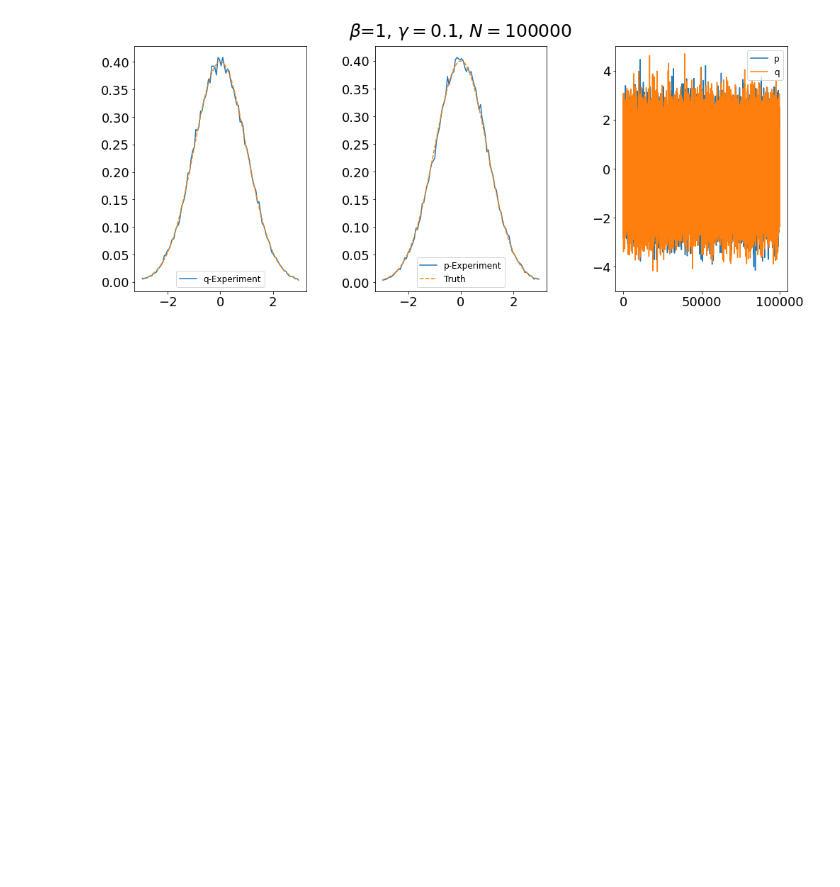
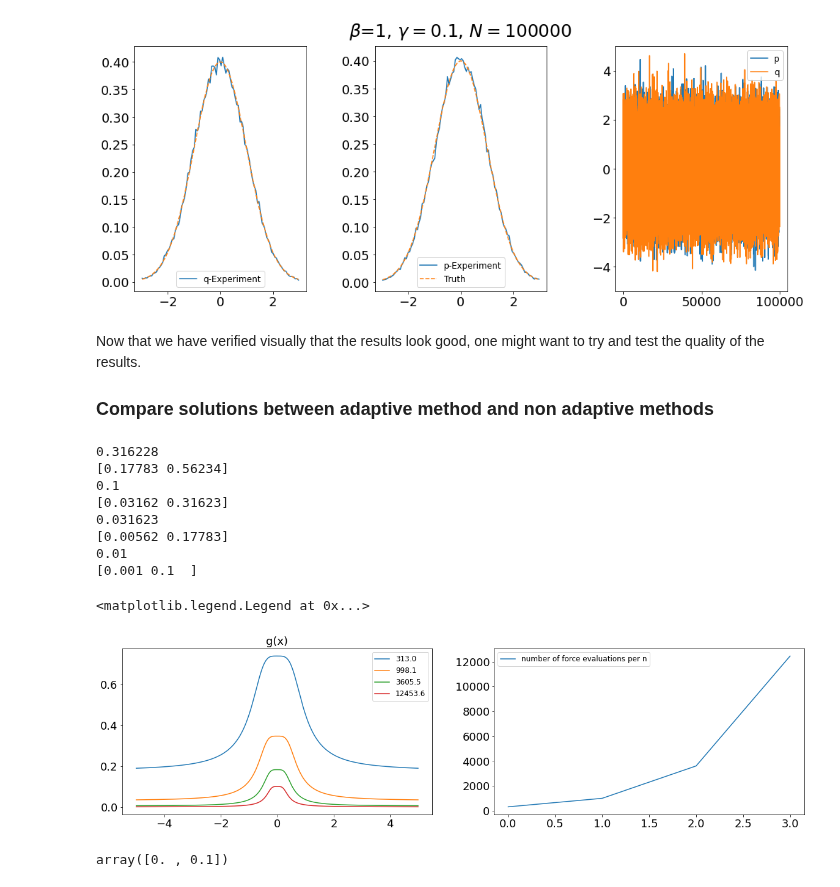
Before and after one commit to alixsleroy/WeakSDEapproximation, a Jupyter notebook: fullhamiltonian_adaptive.ipynb, the cells around one changed output. Cells and saved outputs as stored; diff of their text form; code cells hidden in the pictures; blank space fills up the shorter version.

Commit message:
work on evaluating langevin adaptive

```diff
--- a/fullhamiltonian_adaptive.ipynb
+++ b/fullhamiltonian_adaptive.ipynb
@@ -186,6 +196,6 @@ where $f(x)=-\nabla V(x)$.
 # %%
 ## Adaptive time steps with y set to 1.
-def g(x,h,dtbounds):
+def g_plot(x,h,dtbounds):
     """
     Compute the value of the adaptive function choosen:
     x: float
@@ -196,7 +206,6 @@ def g(x,h,dtbounds):
     M=h/dtmin
     m=h/dtmax
 
-    x3=np.power(x,3)
 
     # value of function f, f' and f^2
     f=np.abs(x)
@@ -222,7 +231,7 @@ fig.subplots_adjust(left=0.1,bottom=0.1, right=0.9, top=0.9, wspace=0.4, hspace=
 dtbounds=np.array([0.0001,0.1])
 h = 0.01
 x = np.arange(-5,5,0.01)
-ax1.plot(x,g(x,h,dtbounds)*h,label="Stepsize")
+ax1.plot(x,g_plot(x,h,dtbounds)*h,label="Stepsize")
 ax1.legend()
 
 ax2.plot(x,x*x/2,label="V(x)")
@@ -253,3 +262,72 @@ qp2=method_baoab_ada2(N,T,gamma,beta,h,dtbounds)
 plot_qp(qp2,beta,gamma)
 # %% [output]
 [figure]
+# %% [markdown]
+Now that we have verified visually that the results look good, one might want to try and test the quality of the results.
+
+### Compare solutions between adaptive method and non adaptive methods
+# %%
+## Adaptive time steps with y set to 1.
+dtbounds=np.array([0.01,0.1])
+h = 1
+T=200
+gamma = 0.1
+beta=1
+N=10
+qp2=method_baoab_ada2(N,T,gamma,beta,h,dtbounds)
+# plot_qp(qp2,beta,gamma)
+# %%
+## Get an idea of how much mean steps required
+y_sol=[] #solution
+t_sol=[] #count per run
+n_force_eval=[] #mean count per sample
+
+## Adaptive time steps with y set to 1.
+h = 1
+T=200
+gamma = 0.1
+beta=1
+N=10
+
+fig, (ax1,ax2)= plt.subplots(1,2,figsize=(20,5))# plt.figure(figsize=(4,4))
+
+for ii in range(1,5,1):
+    #set up new bounds
+    dt = np.round(np.power(0.01,ii/4),6)
+    dtbounds=np.power([0.001,0.1],ii/4)
+    dtbounds =np.round(dtbounds,5)
+    print(dt)
+    print(dtbounds)
+    #compute the solution
+    qpt=method_baoab_ada2(N,T,gamma,beta,dt,dtbounds)
+    y_sol.append(qpt)
+
+    #evaluate the mean number of steps taken
+    mean_eval = np.mean(qpt[::,2])
+    n_force_eval.append(mean_eval)
+
+    # #plot the look of the function g(x)
+    g_test = g_plot(x,dt,dtbounds)
+    ax1.plot(x,g_test*dt,label=str(mean_eval))
+    ax1.set_title("g(x)")
+    ax1.legend()
+
+#plot the mean number of steps taken
+ax2.plot(n_force_eval,"-",label="number of force evaluations per n")
+ax2.legend()
+# %% [output]
+0.316228
+[0.17783 0.56234]
+0.1
+[0.03162 0.31623]
+0.031623
+[0.00562 0.17783]
+0.01
+[0.001 0.1  ]
+<matplotlib.legend.Legend at 0x...>
+[figure, added]
+# %%
+vec=[0,0.1]
+np.append(vec,1)[0:2]
+# %% [output]
+array([0. , 0.1])
```
Also changed, not shown: parts of 6 cells of this notebook, 4 other files.
